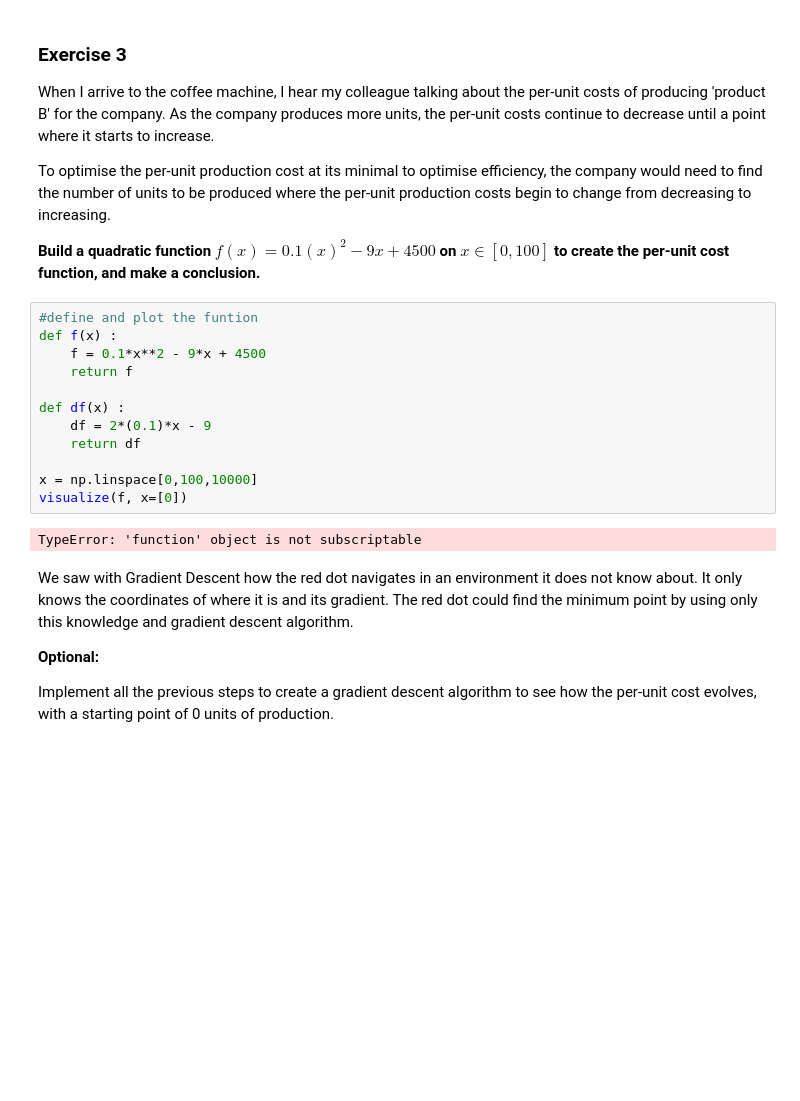
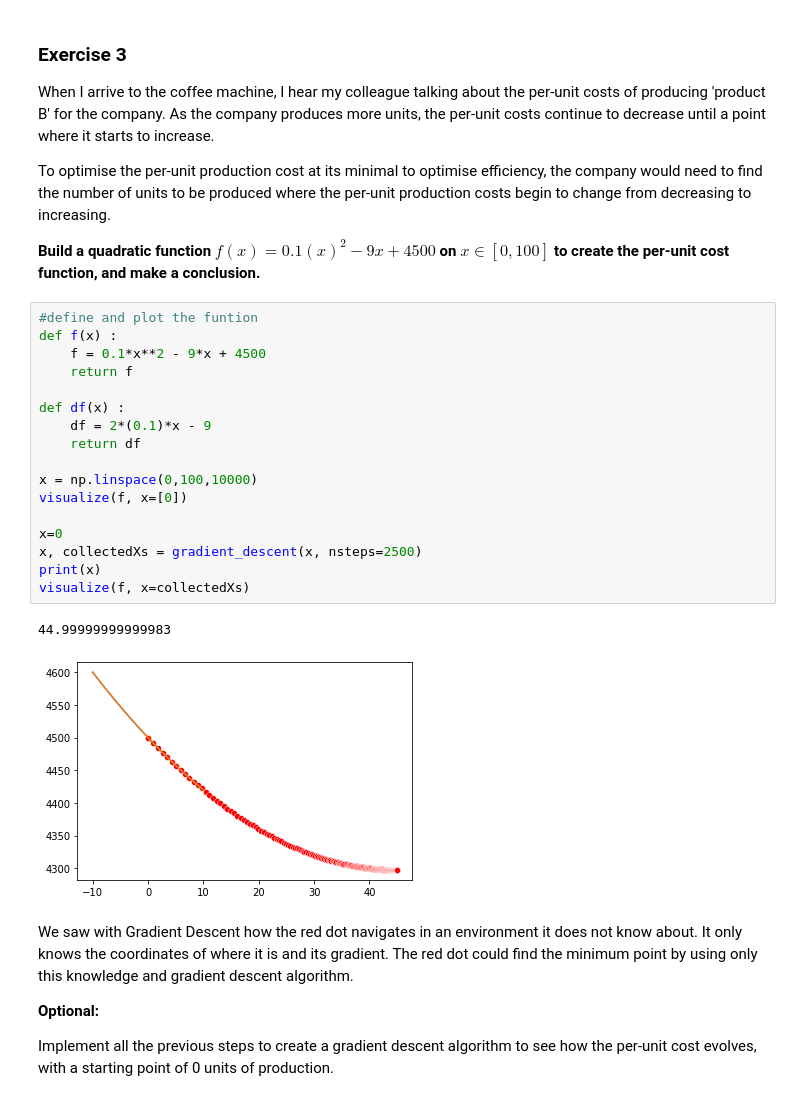
Before and after one commit to jgayosof/calculus-and-algebra-problems-with-python, a Jupyter notebook: problems.ipynb, the cells around one changed output. Cells and saved outputs as stored; diff of their text form; blank space fills up the shorter version.

```diff
--- a/problems.ipynb
+++ b/problems.ipynb
@@ -283,17 +280,23 @@ To optimise the per-unit production cost at its minimal to optimise efficiency,
 # %%
 #define and plot the funtion
 def f(x) :
     f = 0.1*x**2 - 9*x + 4500
     return f
 
 def df(x) :
     df = 2*(0.1)*x - 9
     return df
 
-x = np.linspace[0,100,10000]
+x = np.linspace(0,100,10000)
 visualize(f, x=[0])
+
+x=0
+x, collectedXs = gradient_descent(x, nsteps=2500)
+print(x)
+visualize(f, x=collectedXs)
 # %% [output]
-TypeError: 'function' object is not subscriptable
+44.99999999999983
+[figure, added]
 # %% [markdown]
 We saw with Gradient Descent how the red dot navigates in an environment it does not know about. It only knows the coordinates of where it is and its gradient. The red dot could find the minimum point by using only this knowledge and gradient descent algorithm.
 
```
Also changed, not shown: parts of 4 cells of this notebook.
